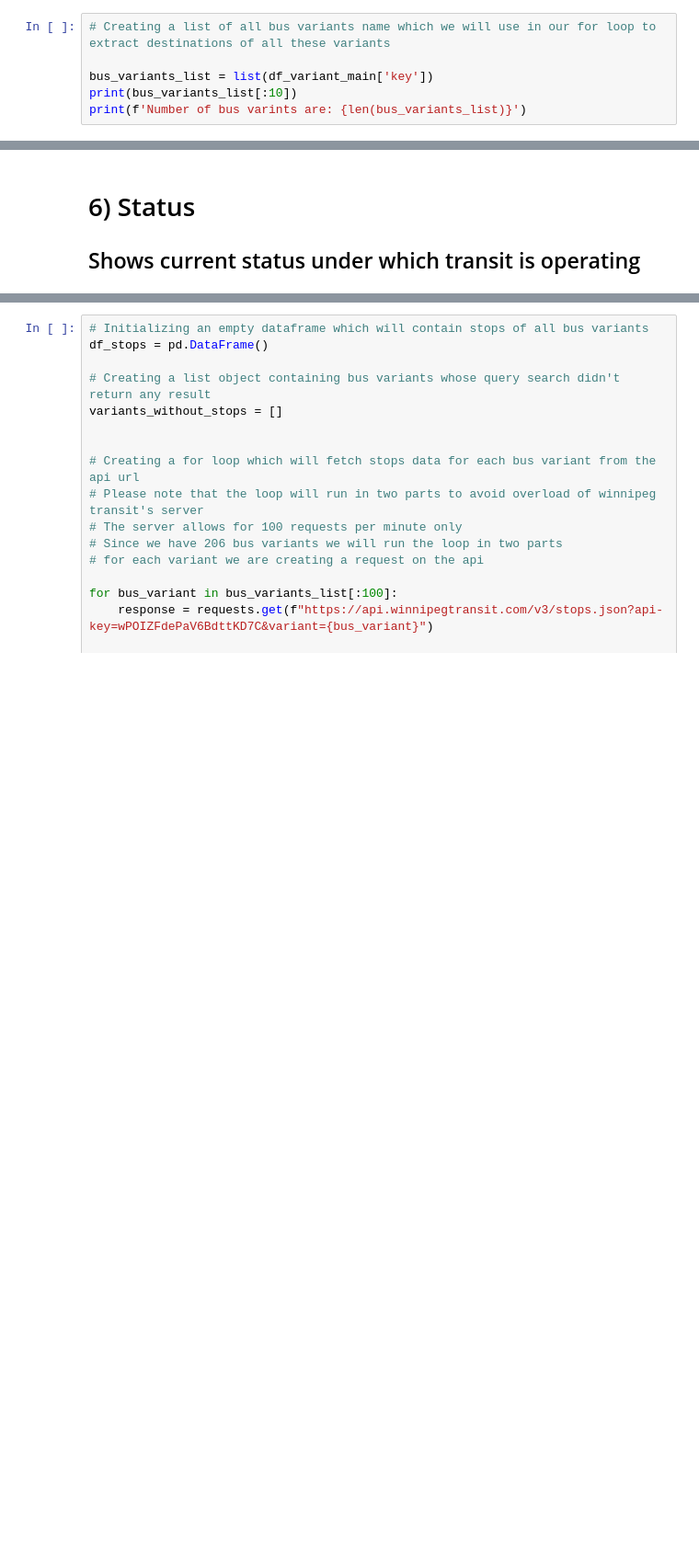
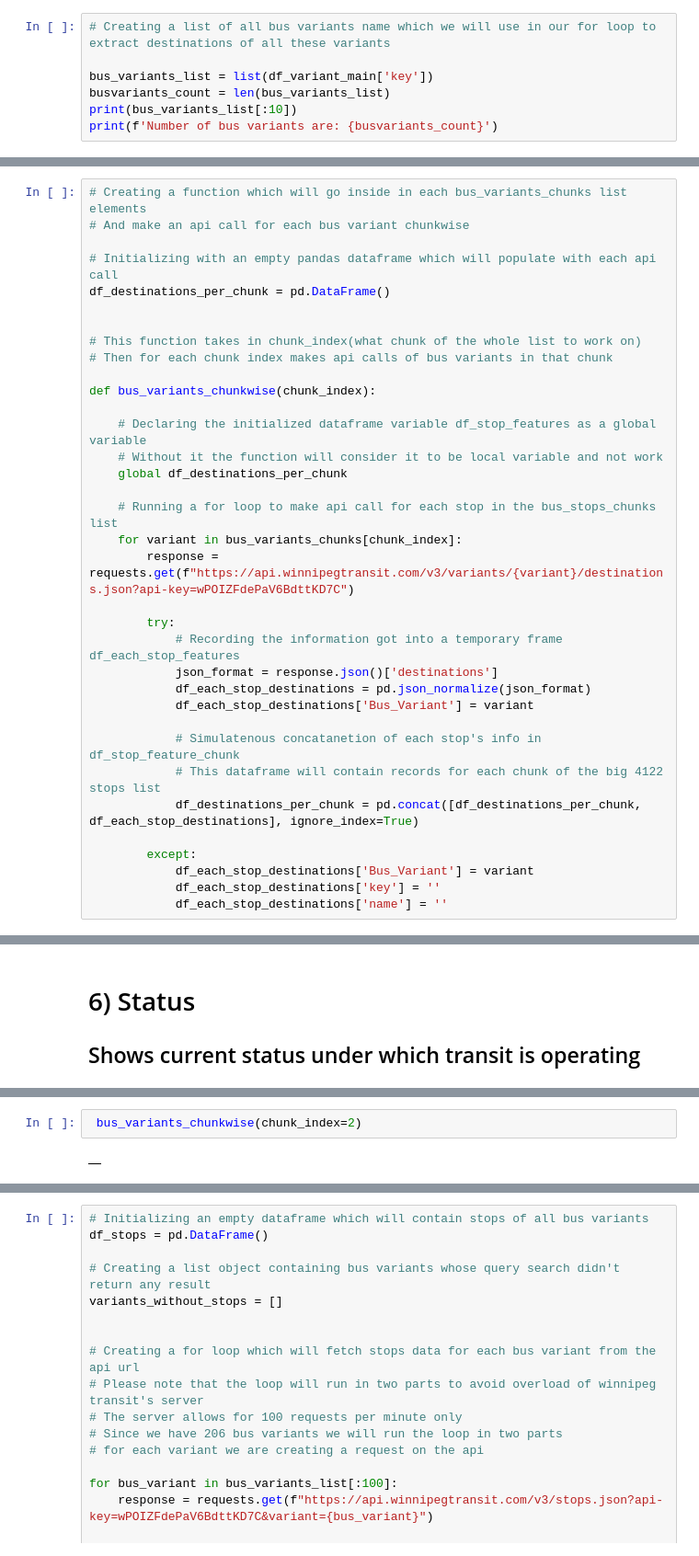
Before and after one commit to akshay-gera/Winnipeg-Transit-API-Data-Collection, a Jupyter notebook: Winnipeg Transit Data Collection.ipynb, the cells around one changed output, grey strips where cells are left out. Shown at 92% size. Cells and saved outputs as stored; diff of their text form; blank space fills up the shorter version.

```diff
--- a/Winnipeg Transit Data Collection.ipynb
+++ b/Winnipeg Transit Data Collection.ipynb
@@ -62,8 +80,9 @@ The API allows information to be fetched for each single bus variant. Hence, we
 # Creating a list of all bus variants name which we will use in our for loop to extract destinations of all these variants
 
 bus_variants_list = list(df_variant_main['key'])
+busvariants_count = len(bus_variants_list)
 print(bus_variants_list[:10])
-print(f'Number of bus varints are: {len(bus_variants_list)}')
+print(f'Number of bus variants are: {busvariants_count}')
 # %% [output]
 ['16-0-s', '1-0', '11-1-M', '10-1-W', '10-0-SP', '10-1-WT', '10-0-ST', '10-1-WP', '10-1-#', '11-1-D']
 Number of bus varints are: 206
@@ -198,0 +141,35 @@ df_bus_destinations
+# %%
+# Creating a function which will go inside in each bus_variants_chunks list elements
+# And make an api call for each bus variant chunkwise
+
+# Initializing with an empty pandas dataframe which will populate with each api call
+df_destinations_per_chunk = pd.DataFrame()
+
+
+# This function takes in chunk_index(what chunk of the whole list to work on)
+# Then for each chunk index makes api calls of bus variants in that chunk
+
+def bus_variants_chunkwise(chunk_index):
+
+    # Declaring the initialized dataframe variable df_stop_features as a global variable
+    # Without it the function will consider it to be local variable and not work
+    global df_destinations_per_chunk
+
+    # Running a for loop to make api call for each stop in the bus_stops_chunks list
+    for variant in bus_variants_chunks[chunk_index]:
+        response = requests.get(f"https://api.winnipegtransit.com/v3/variants/{variant}/destinations.json?api-key=wPOIZFdePaV6BdttKD7C")
+
+        try:
+            # Recording the information got into a temporary frame df_each_stop_features
+            json_format = response.json()['destinations']
+            df_each_stop_destinations = pd.json_normalize(json_format)
+            df_each_stop_destinations['Bus_Variant'] = variant
+
+            # Simulatenous concatanetion of each stop's info in df_stop_feature_chunk
+            # This dataframe will contain records for each chunk of the big 4122 stops list
+            df_destinations_per_chunk = pd.concat([df_destinations_per_chunk, df_each_stop_destinations], ignore_index=True)
+
+        except:
+            df_each_stop_destinations['Bus_Variant'] = variant
+            df_each_stop_destinations['key'] = ''
+            df_each_stop_destinations['name'] = ''
@@ -388,0 +535,4 @@ df_stops_16_1_K
+# %%
+ bus_variants_chunkwise(chunk_index=2)
+# %% [output]
+|  |
```
Also changed, not shown: parts of 30 cells of this notebook, 1 other file.
